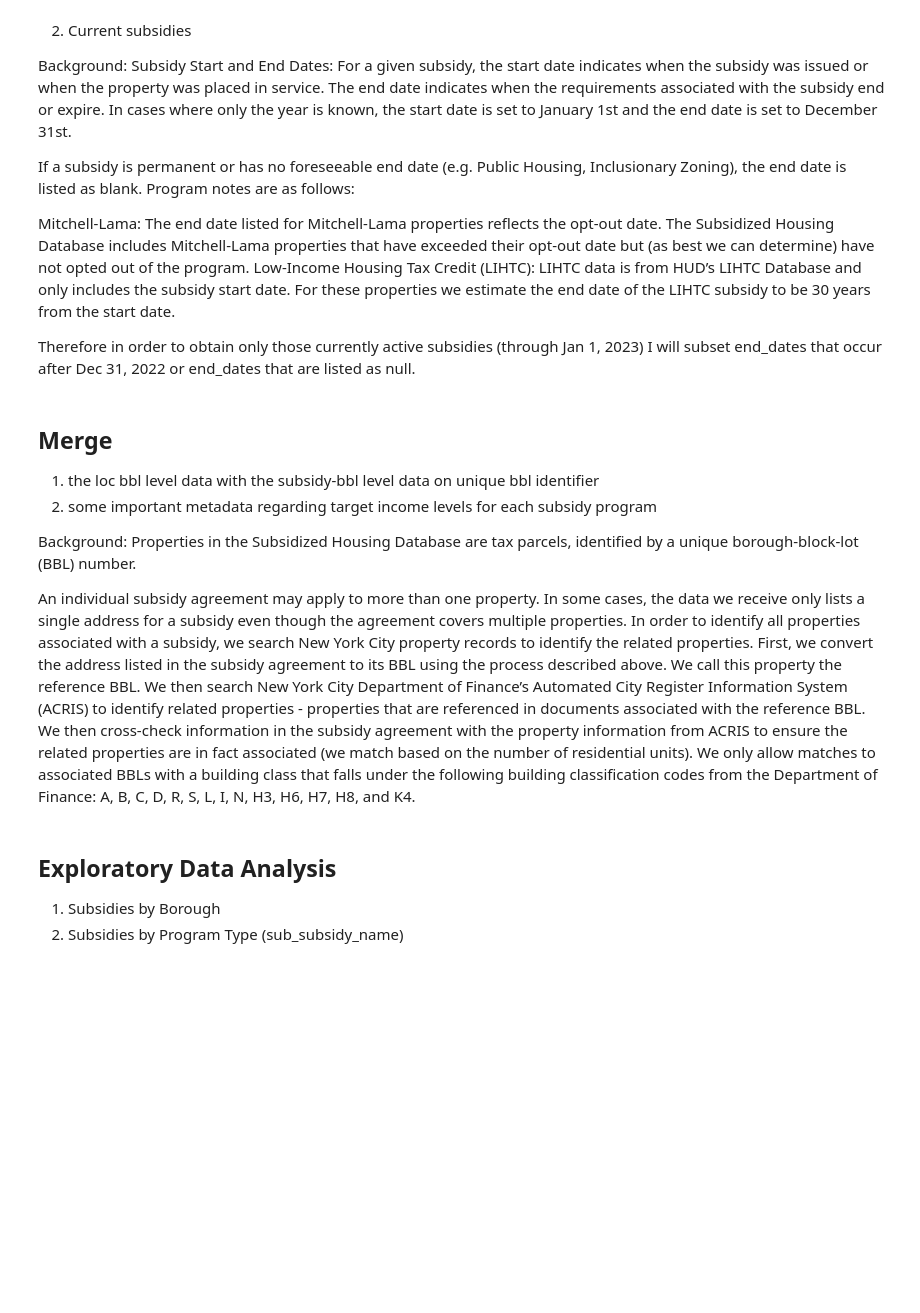
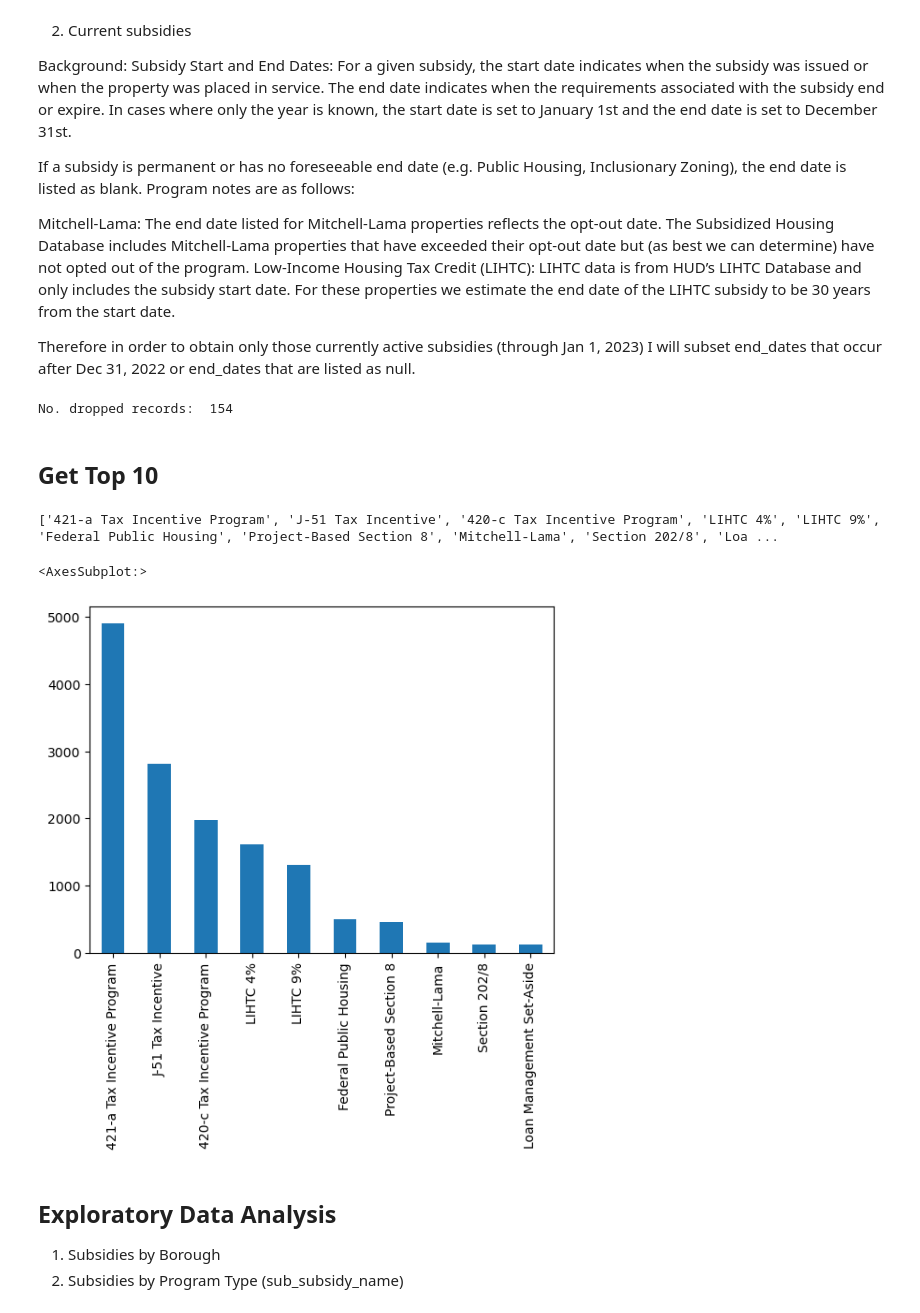
Before and after one commit to eihwood/nyc-affordable-housing, a Jupyter notebook: src/01_Clean_Subset_SubsidizedAffordableHousing.ipynb, the cells around one changed output. Drawn from its saved outputs; the diff is of its cells as text; code cells hidden in the pictures; blank space fills up the shorter version.

```diff
--- a/src/01_Clean_Subset_SubsidizedAffordableHousing.ipynb
+++ b/src/01_Clean_Subset_SubsidizedAffordableHousing.ipynb
@@ -91,10 +101,0 @@ cur_subsidies['sub_subsidy_name'].value_counts().plot(kind='bar')
-# %% [markdown]
-## Merge
-1. the loc bbl level data with the subsidy-bbl level data on unique bbl identifier
-2. some important metadata regarding target income levels for each subsidy program
-
-
-Background:
-Properties in the Subsidized Housing Database are tax parcels, identified by a unique  borough-block-lot (BBL) number.
-
-An individual subsidy agreement may apply to more than one property. In some cases, the data we receive only lists a single address for a subsidy even though the agreement covers multiple properties. In order to identify all properties associated with a subsidy, we search New York City property records to identify the related properties. First, we convert the address listed in the subsidy agreement to its BBL using the process described above. We call this property the reference BBL. We then search New York City Department of Finance’s Automated City Register Information System (ACRIS) to identify related properties - properties that are referenced in documents associated with the reference BBL. We then cross-check information in the subsidy agreement with the property information from ACRIS to ensure the related properties are in fact associated (we match based on the number of residential units). We only allow matches to associated BBLs with a building class that falls under the following building classification codes from the Department of Finance: A, B, C, D, R, S, L, I, N, H3, H6, H7, H8, and K4.
@@ -103,3 +102,50 @@ An individual subsidy agreement may apply to more than one property. In some cas
+# %%
+
+# select only those end_dates after 2022-12-31 OR NULL values
+locs_final['end_date'] = pd.to_datetime(locs_final['end_date'], format = '%Y%m%d')
+
+# create a cutoff date variable
+stop_date = dt.datetime(2022, 12, 31)
+
+# query for those subsidy end_dates which occur after Dec 31, 2022 to get currently active subsidies
+cur_bbl_subsidies = locs_final.query('end_date > @stop_date | end_date.isnull()')
+
+print("No. dropped records: ", len(locs_final)-len(cur_bbl_subsidies))
+
+
+# Subset the top 10 most frequently occurring subsidies
+
+# eliminate some programs that are 1) not rentals or 2) not well defined (e.g 'other HUD')
+cur_bbl_subsidies = cur_bbl_subsidies[~cur_bbl_subsidies.subsidy_program.isin(['221d', '223', '421g', 'hpd_oth', 'hud_fin_oth', 'hud_proj_oth'])]
+
+# Merge in metadata
+metadata = pd.read_csv("../data/affordablehousing/subsidy_lookup.csv")
+
+cur_bbl_subsidies = pd.merge(cur_bbl_subsidies, metadata, left_on = 'subsidy_program', right_on = 'subsidy_program')
+# %% [output]
+No. dropped records:  154
+# %% [markdown]
+## Get Top 10
+# %%
+# get top 10 for further analysis
+subsidy_id = pd.read_csv('../data/affordablehousing/FC_SHD_subsidy_analysis_2022-12-20.csv')
+subsidy_id = subsidy_id[~subsidy_id.sub_subsidy_name.isin(['Section 223(f)', 'Other HUD Financing'])]
+
+top10 = subsidy_id['sub_subsidy_name'].value_counts().index.tolist()[0:10] # last number is not inclusive
+
+print(top10)
+
+
+# Subset the relevant subsidy program categories
+subsidies = cur_bbl_subsidies[cur_bbl_subsidies['subsidy_program_full'].isin(top10)]
+
+
+# Bar plot
+subsidies['subsidy_program_full'].value_counts().plot(kind='bar')
+# %% [output]
+['421-a Tax Incentive Program', 'J-51 Tax Incentive', '420-c Tax Incentive Program', 'LIHTC 4%', 'LIHTC 9%', 'Federal Public Housing', 'Project-Based Section 8', 'Mitchell-Lama', 'Section 202/8', 'Loa ...
+<AxesSubplot:>
+[figure, added]
 # %% [markdown]
 ## Exploratory Data Analysis
 
```
Also changed, not shown: parts of 20 cells of this notebook.
